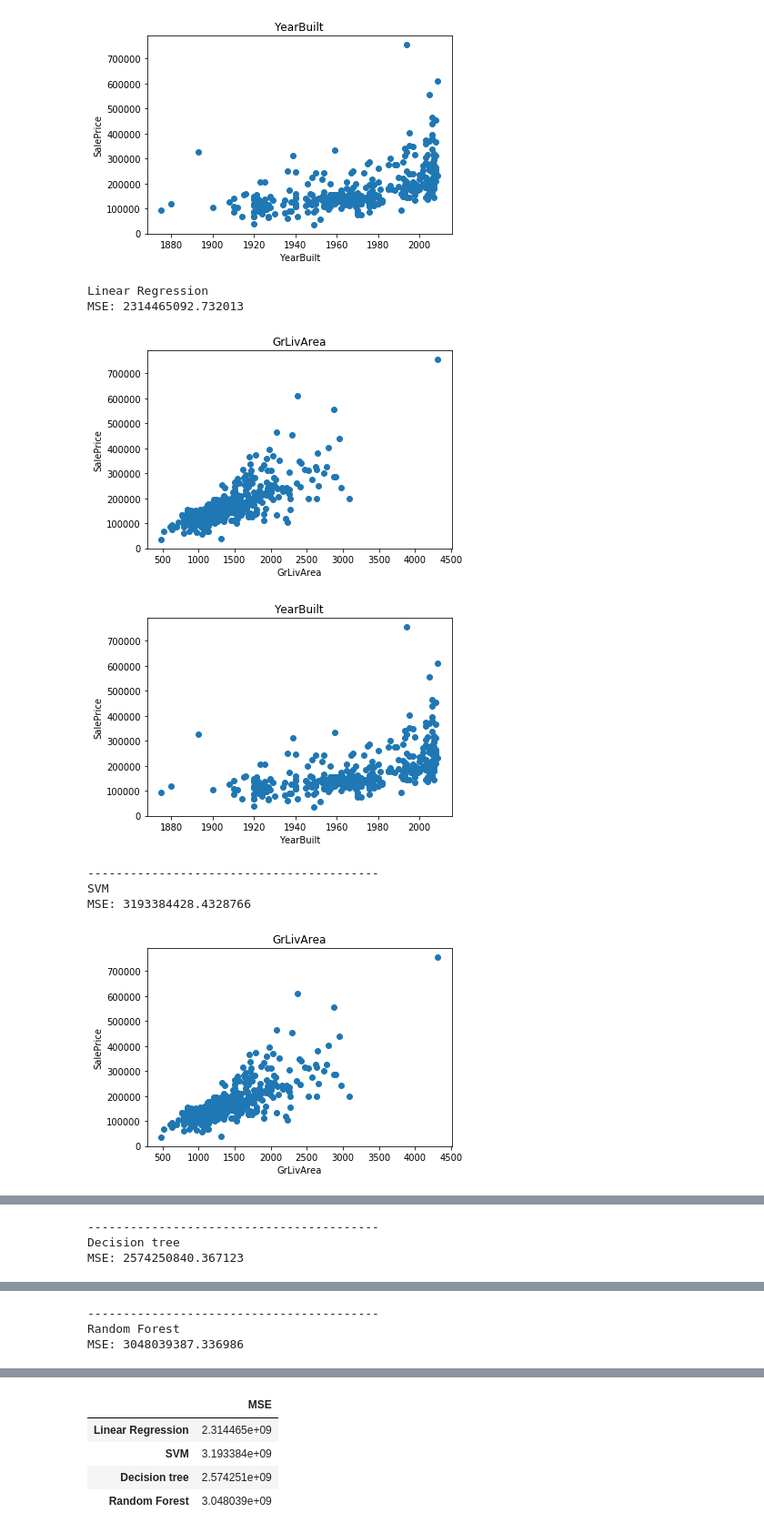
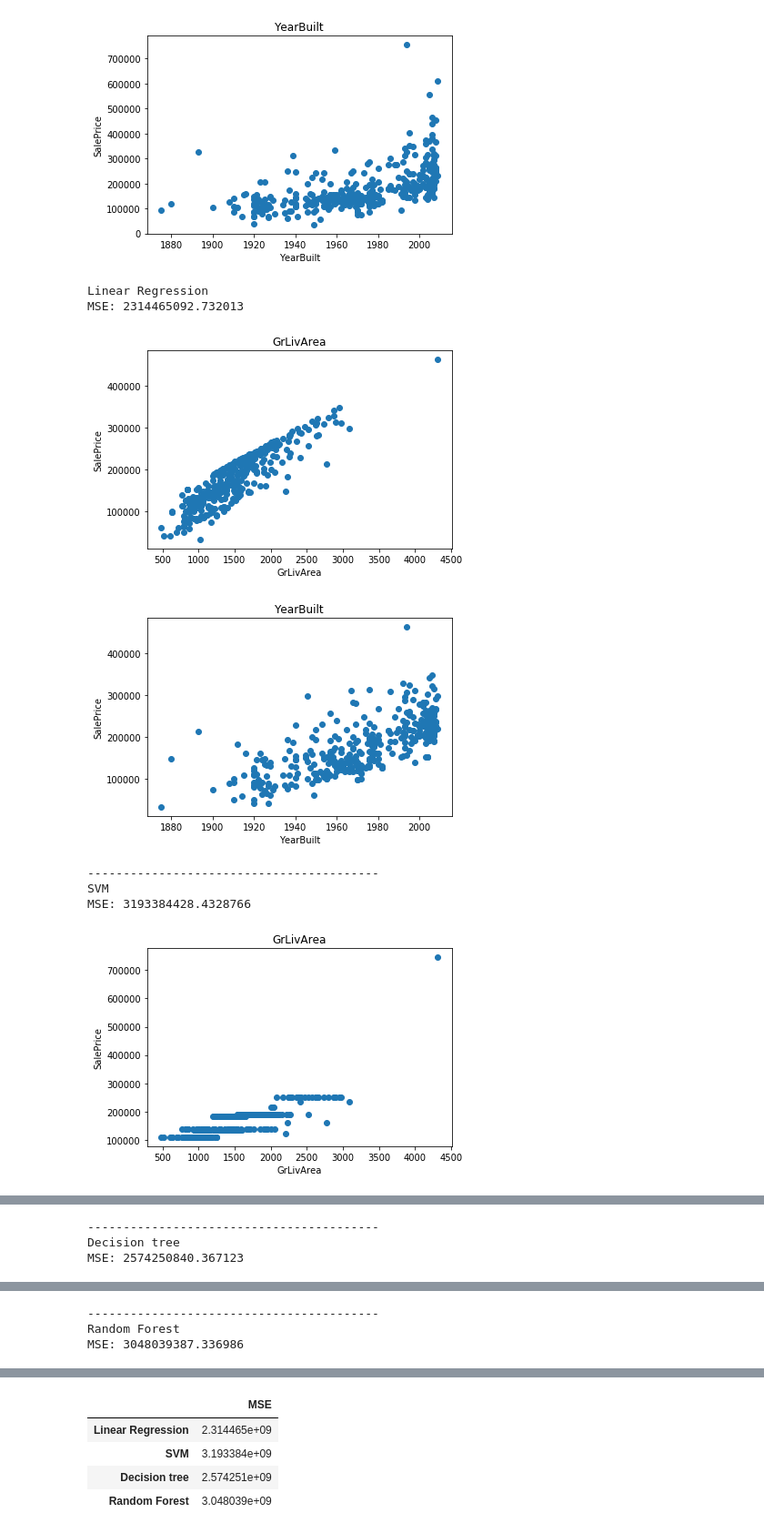
Before and after one commit to cedjustin/AI, a Jupyter notebook: week4preclass2.ipynb, the cells around one changed output, grey strips where cells are left out. Shown at 91% size. Saved outputs shown, nothing was run; the diff lists cells and outputs as text; code cells hidden in the pictures.

```diff
--- a/week4preclass2.ipynb
+++ b/week4preclass2.ipynb
@@ -74,14 +74,14 @@ def display_outputs(title,y_prediction):
     print("MSE:", mSE)
 
     # for GrLivArea and saleprice
-    plt.scatter(X_test.loc[:, 'GrLivArea'], y_test)
+    plt.scatter(X_test.loc[:, 'GrLivArea'], y_prediction)
     plt.title('GrLivArea')
     plt.xlabel('GrLivArea')
     plt.ylabel('SalePrice')
     plt.show()
 
     # for GrLivArea and saleprice
-    plt.scatter(X_test.loc[:, 'YearBuilt'], y_test)
+    plt.scatter(X_test.loc[:, 'YearBuilt'], y_prediction)
     plt.title('YearBuilt')
     plt.xlabel('YearBuilt')
     plt.ylabel('SalePrice')
@@ -94,36 +94,36 @@ from sklearn.pipeline import make_pipeline
 from sklearn.preprocessing import StandardScaler
 from sklearn.svm import SVC
 from sklearn.tree import DecisionTreeClassifier
 from sklearn.ensemble import RandomForestClassifier
 
 # linear regression
 reg = LinearRegression().fit(X_train_trans, y_train)
 reg_pred = reg.predict(X_test_trans)
 display_outputs('Linear Regression', reg_pred)
 
 # SVM
 clf = make_pipeline(StandardScaler(), SVC(gamma='auto'))
 clf.fit(X_train_trans, y_train)
 clf_pred = clf.predict(X_test_trans)
 display_outputs('SVM', clf_pred)
 
 # Decision tree
 dTC = DecisionTreeClassifier(random_state=0)
 dTC.fit(X_train_trans, y_train)
 dTC_pred = dTC.predict(X_test_trans)
 display_outputs('Decision tree', dTC_pred)
 
 # Random Forest
 rFC = RandomForestClassifier(max_depth=2, random_state=0)
 rFC.fit(X_train_trans, y_train)
 rFC_pred = rFC.predict(X_test_trans)
 display_outputs('Random Forest', rFC_pred)
 # %% [output]
 Linear Regression
 MSE: 2314465092.732013
-[figure, old version]
+[figure, new version]
-[figure, old version]
+[figure, new version]
 -----------------------------------------
 SVM
 MSE: 3193384428.4328766
-[figure, old version]
+[figure, new version]
```
Also changed, not shown: parts of 3 cells of this notebook.
